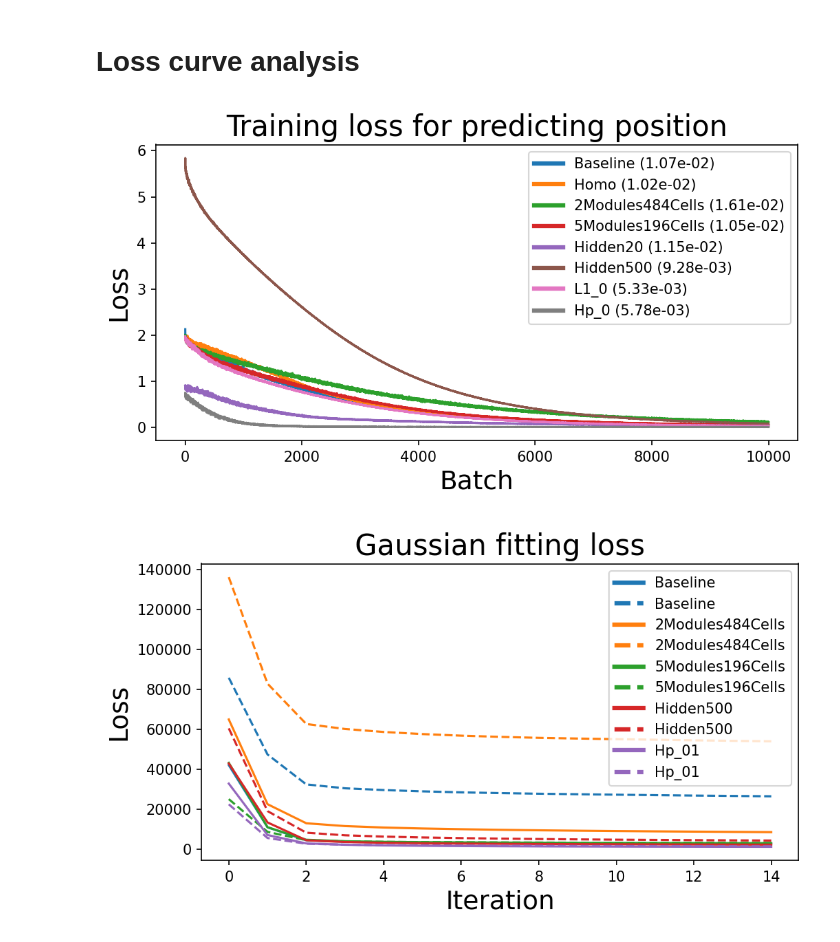
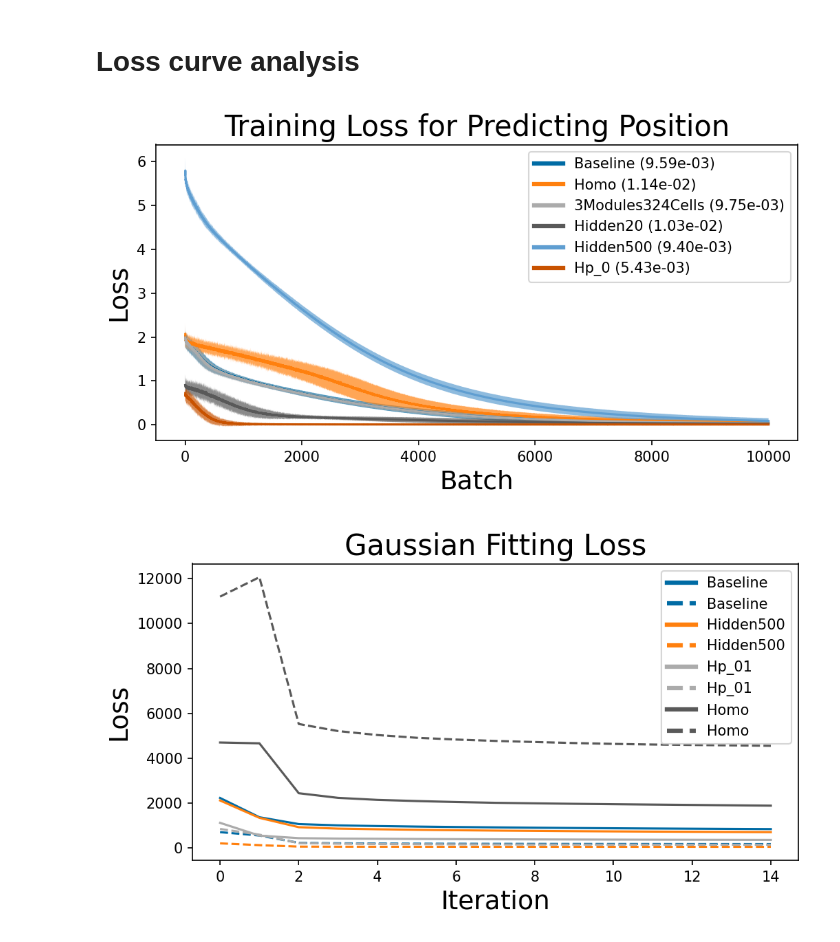
Before and after one commit to ChackMociute/Master-Thesis, a Jupyter notebook: analysis/losses.ipynb, the cells around one changed output. Saved outputs shown, nothing was run; the diff lists cells and outputs as text; code cells hidden in the pictures.

Commit message:
Updated loss plots

```diff
--- a/analysis/losses.ipynb
+++ b/analysis/losses.ipynb
@@ -15,22 +16,24 @@ from experiment import Experiment
 
 data_path = "../data"
 save_path = "../figs"
-# %%
-names = ['baseline', 'homo', '2modules484cells', '5modules196cells', 'hidden20', 'hidden500', 'l1_0', 'hp_0']
-
-losses_pos = list()
-for name in names:
-    exp = Experiment.load_experiment(data_path, name)
-    losses_pos.append(exp.pos_losses)
+# %%
+names = ['baseline', 'homo', '3modules324cells', 'hidden20', 'hidden500', 'hp_0']
+
+losses_pos, losses_pos_std = list(), list()
+for name in names:
+    mra = MultiRunAnalysis(data_path, name)
+    losses_pos.append(mra.get_pos_losses().mean(0))
+    losses_pos_std.append(mra.get_pos_losses().std(0))
 # %%
 convergence = np.asarray(losses_pos)[:,-5000:].mean(-1)
 plt.figure(figsize=(7, 4), dpi=150)
 
-for loss, name, c in zip(losses_pos, names, convergence):
+for loss, std, name, c in zip(losses_pos, np.sqrt(losses_pos_std), names, convergence):
     plt.plot(loss[:10000], label=f"{name.title()} ({c:.02e})")
+    plt.fill_between(range(10000), loss[:10000] + std[:10000], loss[:10000] - std[:10000], alpha=0.7)
 plt.xlabel("Batch", fontsize=18)
 plt.ylabel("Loss", fontsize=18)
-plt.title("Training loss for predicting position", fontsize=20)
+plt.title("Training Loss for Predicting Position", fontsize=20)
 
 leg = plt.legend()
 for legobj in leg.legend_handles:
@@ -39,32 +42,33 @@ plt.tight_layout()
 plt.savefig(os.path.join(save_path, 'loss1.png'))
 plt.show()
 # %% [output]
-[figure, old version]
+[figure, new version]
 # %%
-names = ['baseline', '2modules484cells', '5modules196cells', 'hidden500', 'hp_01']
+names = ['baseline', 'hidden500', 'hp_01', 'homo']
 
-losses_pf = list()
+losses_pf, losses_pf_std = list(), list()
 for name in names:
-    exp = Experiment.load_experiment(data_path, name)
-    losses_pf.append(list(exp.pfs_losses.values()))
+    mra = MultiRunAnalysis(data_path, name)
+    losses = np.asarray(list(mra.get_pfs_losses().values()))
+    losses_pf.append([losses[0].mean(0), losses[1:].mean((0, 1))])
 # %%
 prop_cycle = plt.rcParams['axes.prop_cycle']
 colors = prop_cycle.by_key()['color']
 i = 15
 plt.figure(figsize=(7, 4), dpi=150)
 
 for (l1, l2), name, c in zip(losses_pf, names, colors):
     plt.plot(l1[:i], label=f"{name.title()}", c=c)
     plt.plot(l2[:i], linestyle='--', label=f"{name.title()}", c=c)
 plt.xlabel("Iteration", fontsize=18)
 plt.ylabel("Loss", fontsize=18)
-plt.title("Gaussian fitting loss", fontsize=20)
+plt.title("Gaussian Fitting Loss", fontsize=20)
 
 leg = plt.legend()
 for legobj in leg.legend_handles:
     legobj.set_linewidth(3)
 plt.tight_layout()
 plt.savefig(os.path.join(save_path, 'loss2.png'))
 plt.show()
 # %% [output]
-[figure, old version]
+[figure, new version]
```
Also changed, not shown: parts of 1 cell of this notebook, 3 other files.
